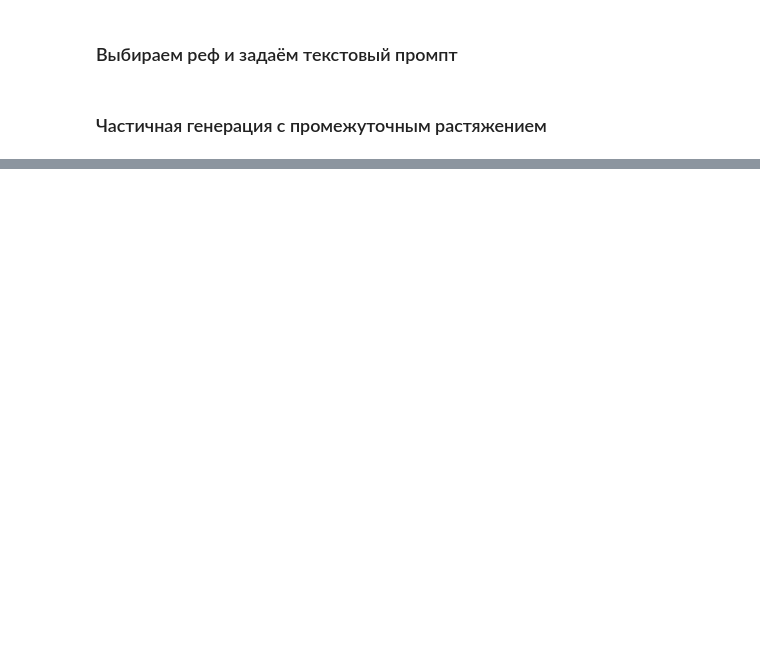
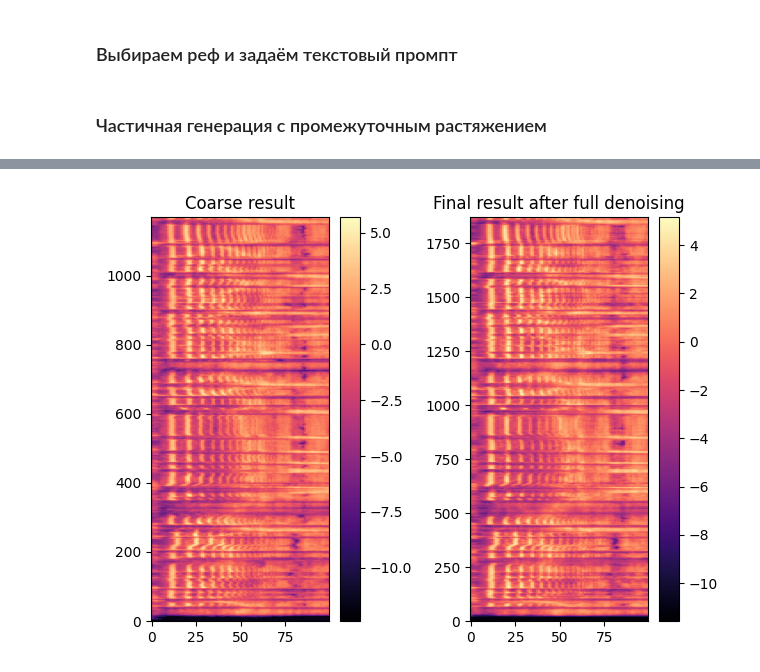
Before and after one commit to Kiberchaika/F5-TTS-Fork, a Jupyter notebook: time_stretch_test.ipynb, the cells around one changed output, grey strips where cells are left out. Drawn from its saved outputs; the diff is of its cells as text; code cells hidden in the pictures; blank space fills up the shorter version.

```diff
--- a/time_stretch_test.ipynb
+++ b/time_stretch_test.ipynb
@@ -162,40 +200,32 @@ def get_noise_schedule(step: int, total_steps: int) -> float:
     """
     t = step / (total_steps - 1)
     return 1 - (t) ** 2
+# %%
+# Parameters
+intermediate_step = 11 # Step at which to intervene
+stretch_factor = 1.6 # 120 / ref_bpm # How much to stretch along time axis
+total_steps = 32
+device = "cuda:0"
+speed = 1.0
 # %%
-from IPython.display import display, Image, Audio
-import torch.nn.functional as F
-import matplotlib.pyplot as plt
-import torchaudio
 
-# Parameters
-intermediate_step = 12  # Step at which to intervene
-stretch_factor = 1.5  # How much to stretch along time axis
-total_steps = 32
-device = "cuda:0"
 
 # First stage - generate trajectory up to step intermediate_step
 ref_audio_preprocessed, ref_text_preprocessed = preprocess_ref_audio_text(ref_audio, ref_text)
-first_audio, sr, _, first_trajectory = infer_single_process(
+
+first_audio, sr, mel_spec, first_trajectory = infer_single_process(
     ref_audio_preprocessed, ref_text_preprocessed, gen_text, ema_model, vocoder,
     mel_spec_type=mel_spec_type,
     nfe_step=total_steps,
     speed=speed,
-    end_step=32,
-    seed=2022
+    end_step=total_steps,
+    seed=1234,
+    cfg_strength=2.0,
 )
 
 # Get intermediate state and remove noise according to schedule
 noise_scale = get_noise_schedule(intermediate_step, total_steps)
-intermediate_state = first_trajectory[intermediate_step - 1] - first_trajectory[0] * noise_scale
-
-# Draw mel spectrum after noise removal
-plt.figure(figsize=(10, 4))
-plt.subplot(1, 2, 1)
-plt.imshow(intermediate_state.squeeze().cpu().numpy().T, aspect='auto', origin='lower', cmap='magma')
-plt.colorbar()
-plt.title('After noise removal at step N')
-
+intermediate_state = first_trajectory[-1]
 
 # Stretch intermediate state
 orig_len = intermediate_state.shape[1]
@@ -207,29 +237,53 @@ stretched_state = F.interpolate(
     align_corners=False
 ).permute(0, 2, 1).to(device)
 
-
 # Add new noise scaled to the same amount we removed
 new_noise = torch.randn(
     stretched_state.shape[0],
     new_len,
     stretched_state.shape[2],
     device=device,
-    dtype=stretched_state.dtype
-) * noise_scale
+    dtype=stretched_state.dtype,
+)
+stretched_state_with_noise = stretched_state * (1 - noise_scale) + new_noise * noise_scale
 
-stretched_state_with_noise = stretched_state + new_noise
+
+# Stretch reference
+'''
+# Тест растяжения рефа. Не работает
+target_sr = 24000
+audio, sr = librosa.load(ref_audio_preprocessed)
+audio_resampled = librosa.resample(audio, orig_sr=sr, target_sr=target_sr)
+speed_changed = librosa.effects.time_stretch(
+    y=audio_resampled.astype(np.float32),
+    rate=1/stretch_factor
+)
+sf.write('ref.mp3', speed_changed, sr)
+ref_audio_preprocessed = 'ref.mp3'
+stretch_factor = 1.0
+'''
+
+# First mel spectrogram (coarse)
+plt.subplot(1, 2, 1)
+plt.imshow(mel_spec.T, aspect='auto', origin='lower', cmap='magma')
+plt.colorbar()
+plt.title('Coarse result')
+
 
 # Continue flow from step N+1 with stretched state
 audio, sr, mel_spec, final_trajectory = infer_single_process(
-    ref_audio_preprocessed, ref_text_preprocessed, gen_text, ema_model, vocoder,
+    ref_audio_preprocessed, ref_text_preprocessed, gen_text, ema_model_fine, vocoder,
     mel_spec_type=mel_spec_type,
     nfe_step=total_steps,
-    speed=speed * stretch_factor,  # Adjust speed to match new length
-    start_step=N+1,
-    initial_state=stretched_state_with_noise
+    speed=speed / 2,
+    stretch_factor=stretch_factor,
+    start_step=intermediate_step,
+    initial_state=stretched_state_with_noise,
+    cfg_strength=2.0,
 )
 
-# Draw final mel spectrum
+
+# Second mel spectrogram (fine)
 plt.subplot(1, 2, 2)
 plt.imshow(mel_spec.T, aspect='auto', origin='lower', cmap='magma')
 plt.colorbar()
@@ -238,11 +292,22 @@ plt.title('Final result after full denoising')
 plt.tight_layout()
 plt.show()
 
+print(f"bpm:{ref_bpm}")
+
+
 # Save and play final audio
 print("initial audio:")
 sf.write("stretch_test_nostretch.mp3", first_audio, sr)
 display(Audio("stretch_test_nostretch.mp3"))
 
+speed_changed = librosa.effects.time_stretch(
+    y=first_audio.astype(np.float32),
+    rate=1/stretch_factor
+)
+print("stretched with librosa:")
+sf.write("stretch_test_librosa.mp3", speed_changed, sr)
+display(Audio("stretch_test_librosa.mp3"))
+
 print("stretched audio:")
 sf.write("stretch_test.mp3", audio, sr)
 display(Audio("stretch_test.mp3"))
@@ -253,0 +326 @@ initial audio:
+[figure, added]
```
Also changed, not shown: parts of 4 cells of this notebook, 4 other files.
